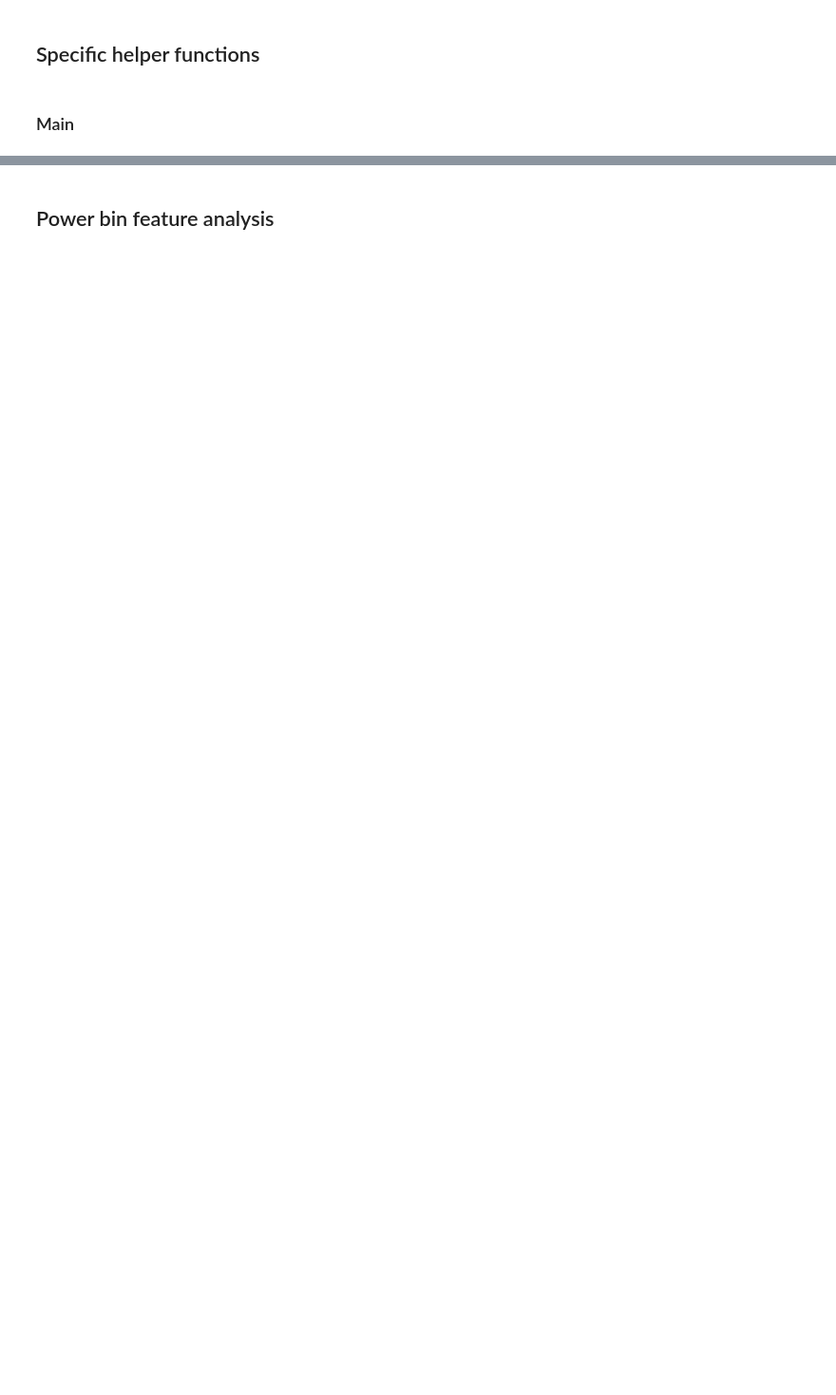
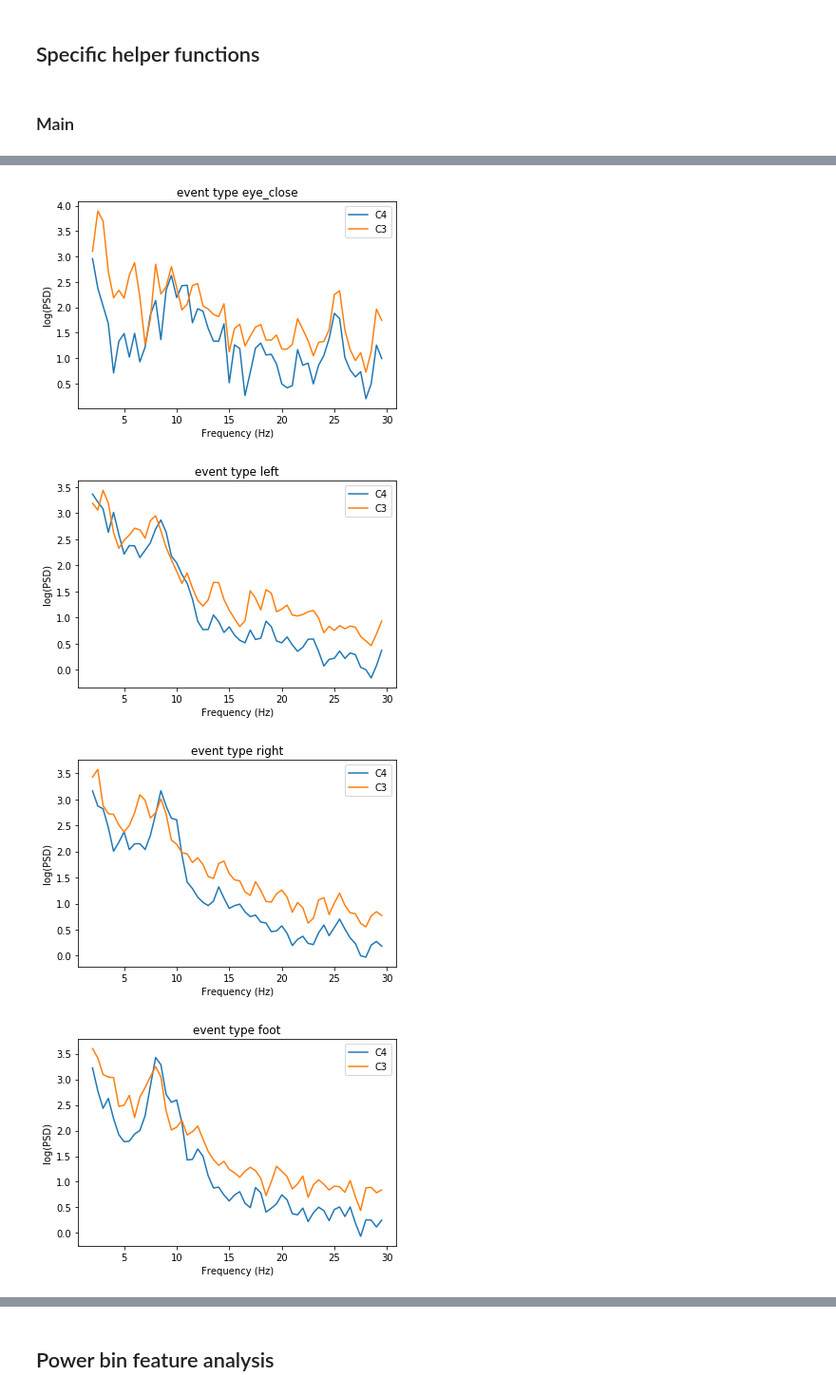
Before and after one commit to NeuroTech-UCSD/Motor-Imagery-App-Project, a Jupyter notebook: ML/PowerBin_Vis_Model_Self-Recorded.ipynb, the cells around one changed output, grey strips where cells are left out. Shown at 95% size. Cells and saved outputs as stored; diff of their text form; code cells hidden in the pictures; blank space fills up the shorter version.

```diff
--- a/ML/PowerBin_Vis_Model_Self-Recorded.ipynb
+++ b/ML/PowerBin_Vis_Model_Self-Recorded.ipynb
@@ -39,8 +38,12 @@ def getEEGEpochs(epoch_times, eeg_df, target_num_trials=1000):
     #    a numpy array containing eeg_epochs (#epoch, #chans, #timepoints)
     eeg_epochs = []
     for epoch_time in epoch_times:
+        baseline_df = eeg_df[(eeg_df['time'] > (epoch_time[0] - 1.5)) & (eeg_df['time'] < ((epoch_time[0])))]
+        baseline_df = baseline_df.drop(columns=['time'])
+        baselines = np.mean(baseline_df[eeg_chans].values, 0)
         sub_df = eeg_df[(eeg_df['time'] > epoch_time[0]) & (eeg_df['time'] < epoch_time[1])]
         sub_df = sub_df.drop(columns=['time'])
+        sub_df = sub_df - baselines
         num_above = len(sub_df) - target_num_trials
         if num_above >= 0:
             epoch = np.array(sub_df.values[num_above // 2: len(sub_df) - num_above // 2])[:1000]
@@ -173,0 +218,16 @@ indexClosest(filtered_epoch_df['start_time'][4], eeg_df)
+# %%
+# View Average PSDs (2 channels)
+for event_type in event_types.keys():
+    if len(filtered_epoch_df[filtered_epoch_df["event_type"] == event_type]) > 0:
+        for ch in ['C4', 'C3']:
+            plotPSD(freqs_only_one_type[chans[0]][0], psd_averages_by_type[event_type][ch],pre_cut_off_freq=2, post_cut_off_freq=30, label=ch)
+
+        # Plot for each event type
+        plt.legend()
+        plt.title("event type " + event_types[event_type])
+        plt.show()
+# %% [output]
+[figure, added]
+[figure, added]
+[figure, added]
+[figure, added]
```
Also changed, not shown: parts of 35 cells of this notebook, 1 other file.
